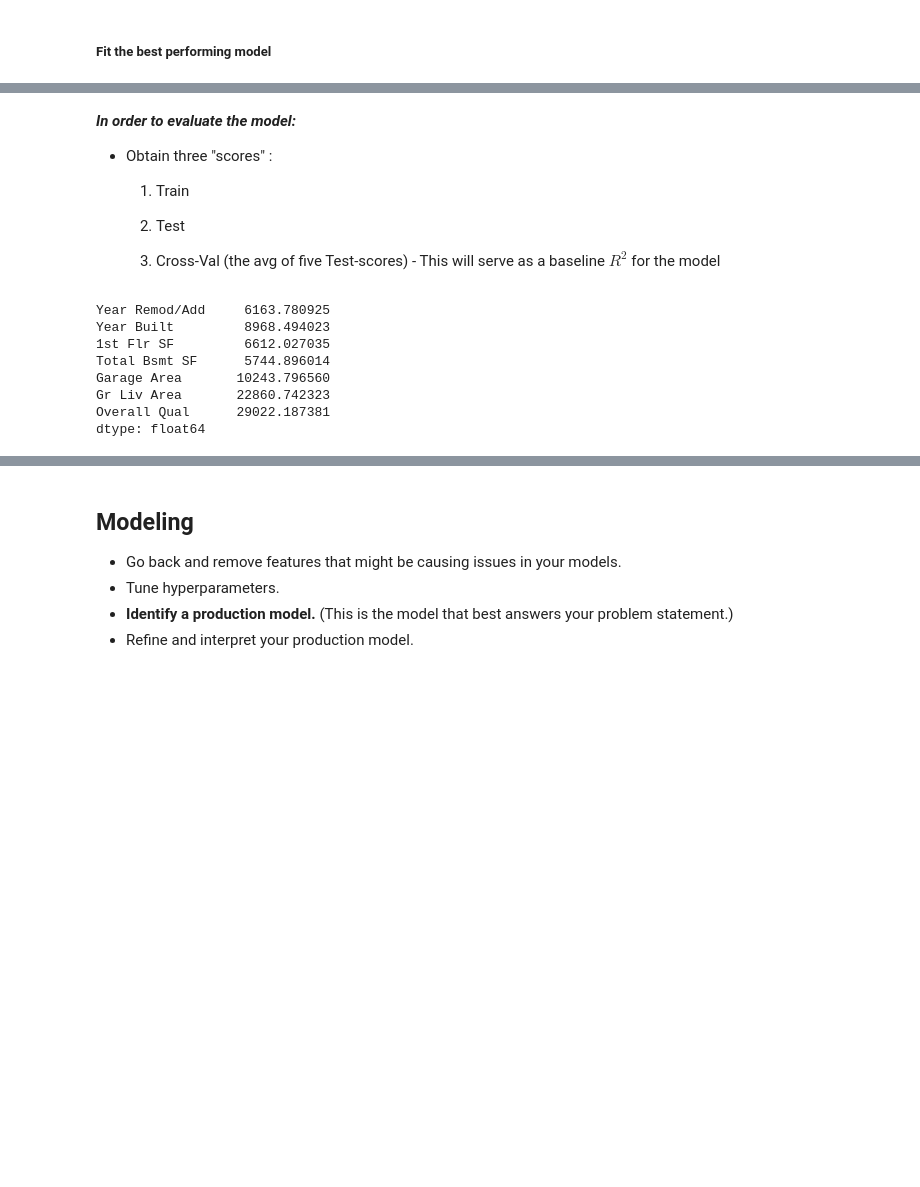
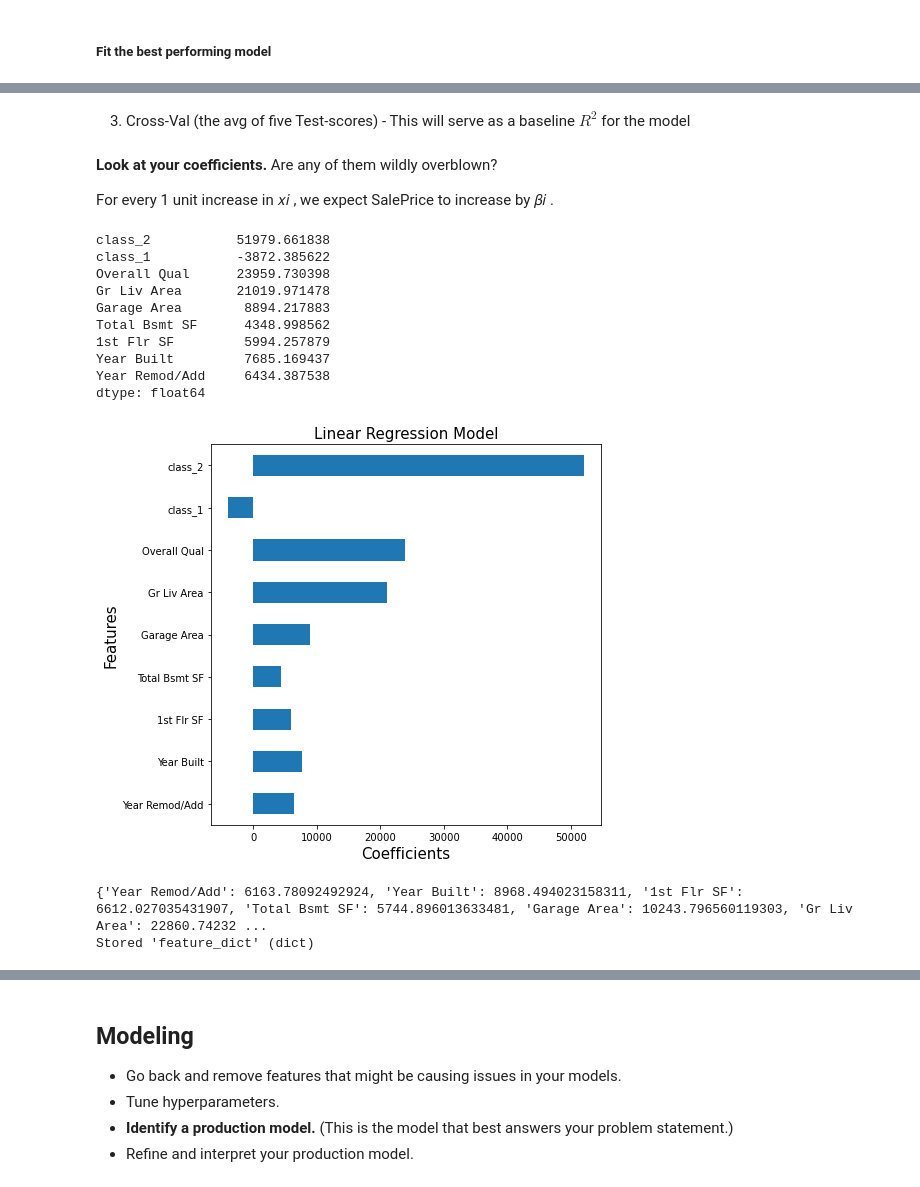
Before and after one commit to griffinbran/Real-Estate-Statistical-Modeling, a Jupyter notebook: code/03_Model_Benchmarks.ipynb, the cells around one changed output, grey strips where cells are left out. Cells and saved outputs as stored; diff of their text form; code cells hidden in the pictures; blank space fills up the shorter version.

```diff
--- a/code/03_Model_Benchmarks.ipynb
+++ b/code/03_Model_Benchmarks.ipynb
@@ -32,4 +39,5 @@ from sklearn import metrics
 # %%
 # Instantiate linear regression model
 lm = LinearRegression()
+lm2 = LinearRegression()
 # %%
@@ -63,14 +78,17 @@ ridge_scores.mean()
 ##### Fit the best performing model
 # %%
 # Fit the linear regression to chosen scaled-features
-lm.fit(X_train_ss, y_train)
+lm.fit(Z_train, y_train)
+lm2.fit(Z_train2, y_train2)
 
 # 1. Train Score
-lm_train_score = lm.score(X_train_ss,y_train)
+lm_train_score = lm.score(Z_train,y_train)
+lm2_train_score = lm2.score(Z_train2,y_train2)
+
 # 2. Test Score
-lm_test_score = lm.score(X_test_ss, y_test)
-# 4. Cross-Val "Test" Score
-lm_test_scores = cross_val_score(lm, X_test_ss, y_test, cv=5)
+lm_test_score = lm.score(Z_test, y_test)
+lm2_test_score = lm2.score(Z_test2, y_test2)
 
-print(f'LinearReg: Train={lm_train_score}, Test={lm_test_score}, \nCross-Val: Train={lm_scores.mean()}, Test={lm_test_scores.mean()}')
+print(f'LinearReg 1: Train={lm_train_score}, Test={lm_test_score}, \nCross-Val Score: Train={lm_scores.mean()}')
+print(f'LinearReg 2: Train={lm2_train_score}, Test={lm2_test_score}, \nCross-Val Score: Train={lm2_scores.mean()}')
 # %% [output]
@@ -109,9 +139,2 @@ Cross-Val: Train=0.8277320497245618, Test=0.8277320497245618
 # %% [markdown]
-***In order to evaluate the model:***
-- Obtain three "scores" :
-
-    1. Train
-
-    2. Test
-
-    3. Cross-Val (the avg of five Test-scores) - This will serve as a baseline $R^2$ for the model
+3. Cross-Val (the avg of five Test-scores) - This will serve as a baseline $R^2$ for the model
@@ -123,12 +141,38 @@ pred = ridge.predict(X_test)
+# %% [markdown]
+**Look at your coefficients.** Are any of them wildly overblown?
+
+For every 1 unit increase in  𝑥𝑖 , we expect SalePrice to increase by  𝛽𝑖 .
 # %%
 # The `lm` object contains our model's coefficients
-pd.Series(lm.coef_, index=features)
+pd.Series(lm.coef_, index=features)[::-1]
+pd.Series(lm2.coef_, index=features2)[::-1]
 # %% [output]
-Year Remod/Add     6163.780925
-Year Built         8968.494023
-1st Flr SF         6612.027035
-Total Bsmt SF      5744.896014
-Garage Area       10243.796560
-Gr Liv Area       22860.742323
-Overall Qual      29022.187381
+class_2           51979.661838
+class_1           -3872.385622
+Overall Qual      23959.730398
+Gr Liv Area       21019.971478
+Garage Area        8894.217883
+Total Bsmt SF      4348.998562
+1st Flr SF         5994.257879
+Year Built         7685.169437
+Year Remod/Add     6434.387538
 dtype: float64
+# %%
+#pd.Series(lm.coef_, index=features).plot.barh(figsize=(7, 7));
+pd.Series(lm2.coef_, index=features2).plot.barh(figsize=(7, 7));
+plt.ylabel(f'Features', fontsize =15);
+plt.xlabel('Coefficients', fontsize=15);
+plt.title(f'Linear Regression Model', fontsize=15);
+#plt.tight_layout();
+# %% [output]
+[figure, added]
+# %%
+feature_dict = {}
+for i in range(len(features)):
+    feature_dict[features[i]] = lm.coef_[i]
+feature_dict['intercept'] = lm.intercept_
+print(feature_dict)
+%store feature_dict
+# %% [output]
+{'Year Remod/Add': 6163.78092492924, 'Year Built': 8968.494023158311, '1st Flr SF': 6612.027035431907, 'Total Bsmt SF': 5744.896013633481, 'Garage Area': 10243.796560119303, 'Gr Liv Area': 22860.74232 ...
+Stored 'feature_dict' (dict)
```
Also changed, not shown: parts of 21 cells of this notebook, 3 other files.
